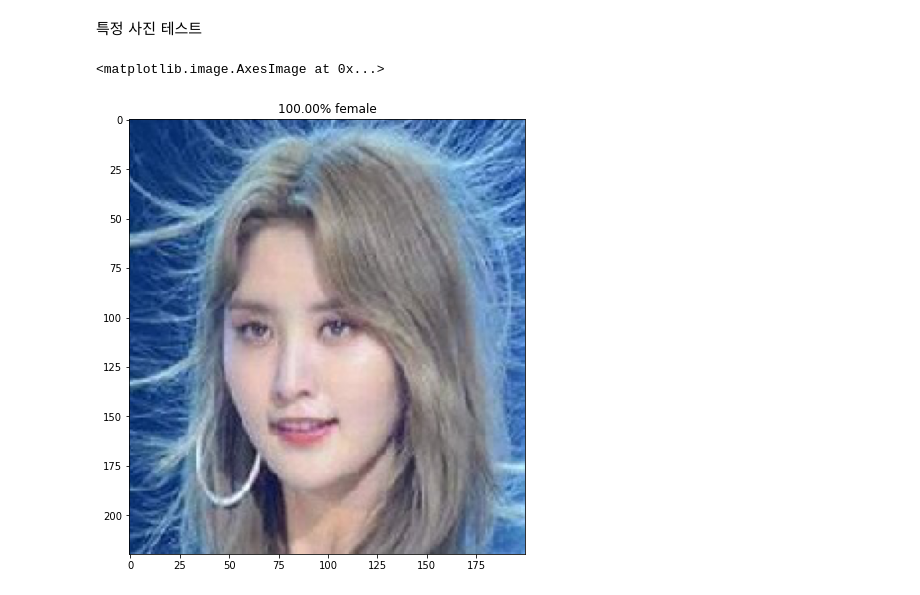
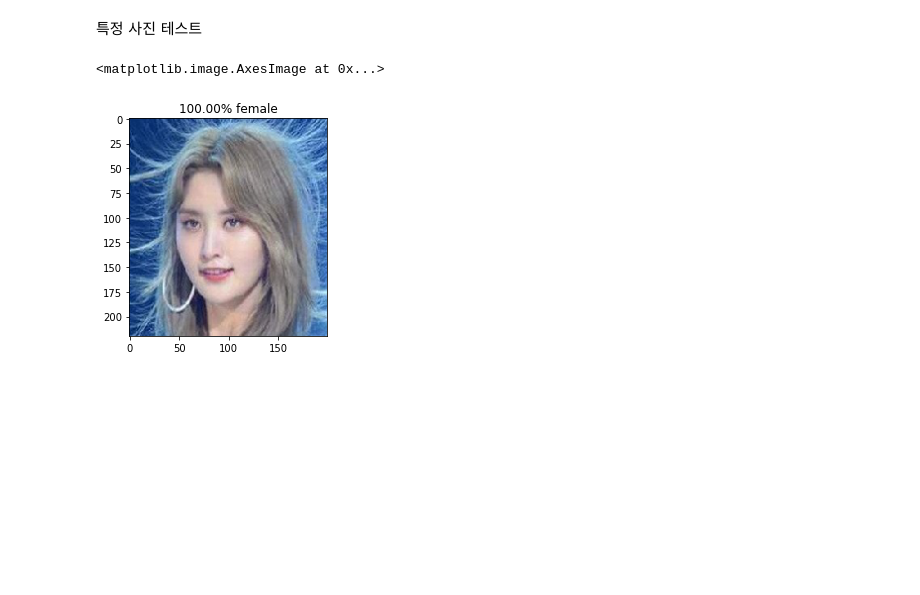
Before and after one commit to fishduke/ImageTraining, a Jupyter notebook: Check_gender/Check_gender.ipynb, the cells around one changed output. Cells and saved outputs as stored; diff of their text form; code cells hidden in the pictures; blank space fills up the shorter version.

```diff
--- a/Check_gender/Check_gender.ipynb
+++ b/Check_gender/Check_gender.ipynb
@@ -201,16 +203,16 @@ plt.imshow(img_test_a.astype(np.uint8))
 # %%
 test_img = img_to_array(load_img(os.path.join('./Dataset', 'a.jpg'), target_size=(220,200)))
 
 test_input = preprocess_input(np.expand_dims(test_img.copy(), axis=0))
 
 pred = additional_model.predict(test_input)
 
-plt.figure(figsize=(8,8))
+plt.figure(figsize=(4,4))
 if pred[0][1] > 0.9:
     plt.title('%.2f%% male' % (pred[0][1] * 100))
 else:
     plt.title('%.2f%% female' % (pred[0][0] * 100))
 plt.imshow(test_img.astype(np.uint8))
 # %% [output]
 <matplotlib.image.AxesImage at 0x...>
-[figure, old version]
+[figure, new version]
```
Also changed, not shown: parts of 1 cell of this notebook, 1 other file.
